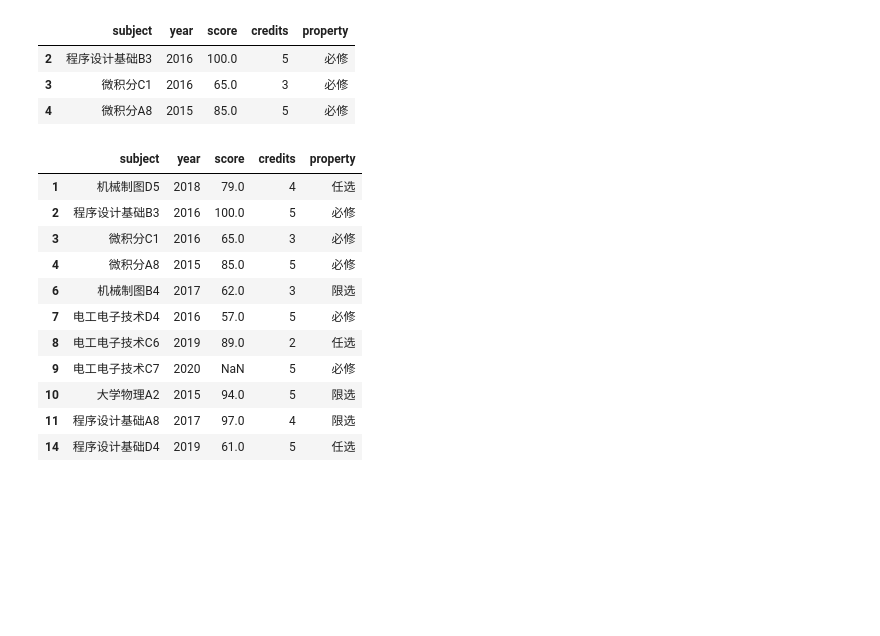
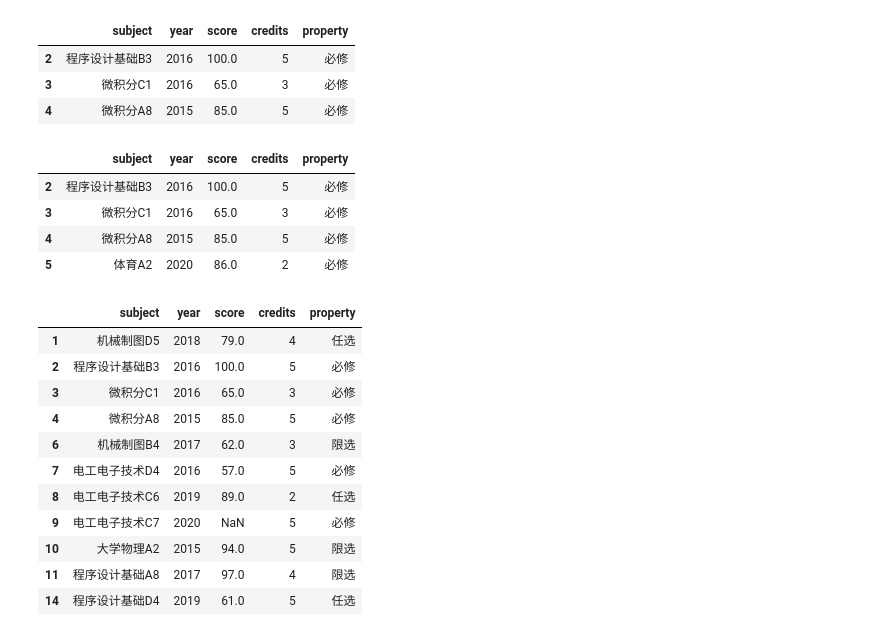
Before and after one commit to Only1Chris/CS112_SUSTech_Python, a Jupyter notebook: Session2/01_pandas.ipynb, the cells around one changed output. Cells and saved outputs as stored; diff of their text form; code cells hidden in the pictures; blank space fills up the shorter version.

```diff
--- a/Session2/01_pandas.ipynb
+++ b/Session2/01_pandas.ipynb
@@ -209,6 +217,14 @@ df.iloc[2:5]
 | 2 | 程序设计基础B3 | 2016 | 100.0 | 5 | 必修 |
 | 3 | 微积分C1 | 2016 | 65.0 | 3 | 必修 |
 | 4 | 微积分A8 | 2015 | 85.0 | 5 | 必修 |
+# %%
+df.loc[2:5]
+# %% [output]
+|  | subject | year | score | credits | property |
+| 2 | 程序设计基础B3 | 2016 | 100.0 | 5 | 必修 |
+| 3 | 微积分C1 | 2016 | 65.0 | 3 | 必修 |
+| 4 | 微积分A8 | 2015 | 85.0 | 5 | 必修 |
+| 5 | 体育A2 | 2020 | 86.0 | 2 | 必修 |
 # %%
 #检索不连续多行?， 例如，检索第2～5行，7～12行，和第15行
 df.iloc[[1,2,3,4,6,7,8,9,10,11,14]]
```
Also changed, not shown: parts of 5 cells of this notebook.
